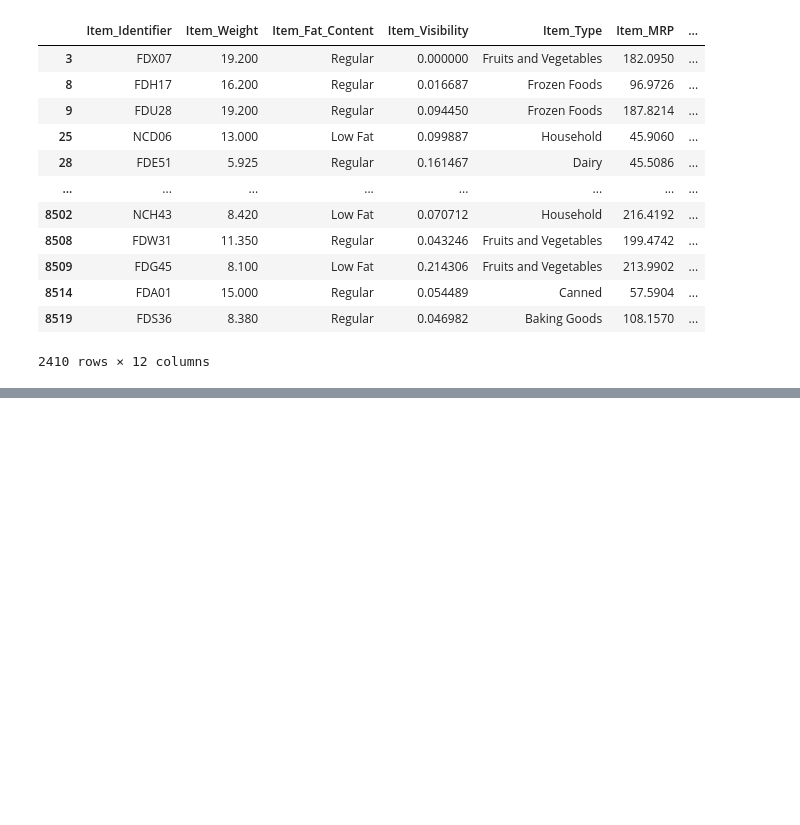
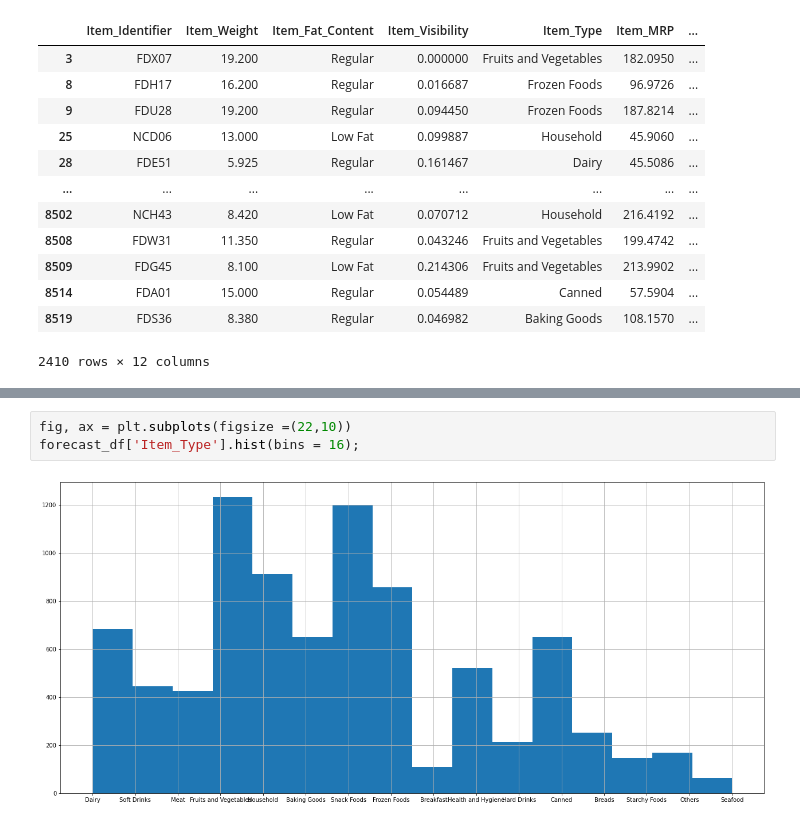
Before and after one commit to GENNYB7/FoodSale_Forecast, a Jupyter notebook: Forecast_FoodSale.ipynb, the cells around one changed output, grey strips where cells are left out. Saved outputs shown, nothing was run; the diff lists cells and outputs as text; blank space fills up the shorter version.

```diff
--- a/Forecast_FoodSale.ipynb
+++ b/Forecast_FoodSale.ipynb
@@ -127,0 +353,5 @@ forecast_df.loc[Outlet_Size_missing,:]
+# %%
+fig, ax = plt.subplots(figsize =(22,10))
+forecast_df['Item_Type'].hist(bins = 16);
+# %% [output]
+[figure, added]
```
Also changed, not shown: parts of 30 cells of this notebook.
